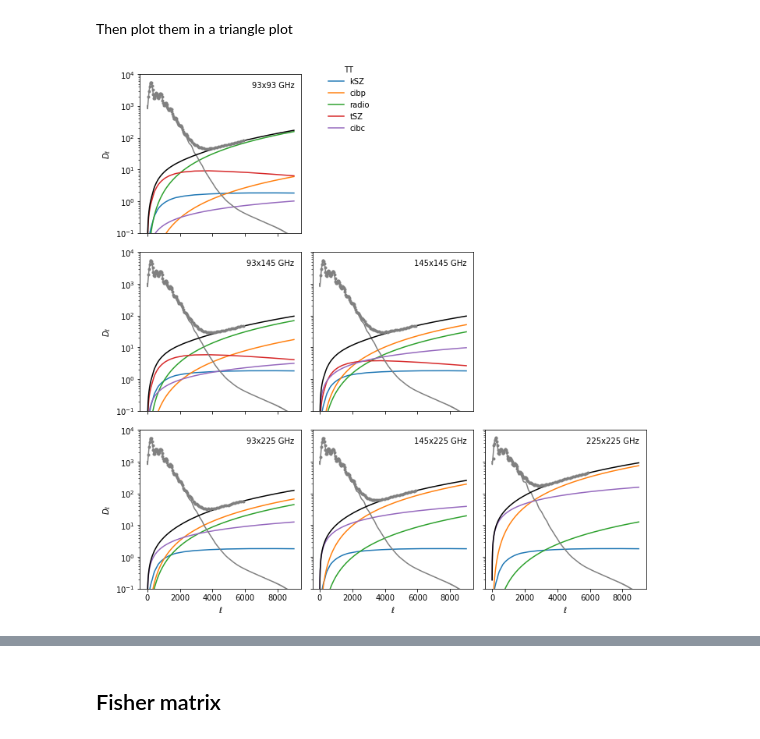
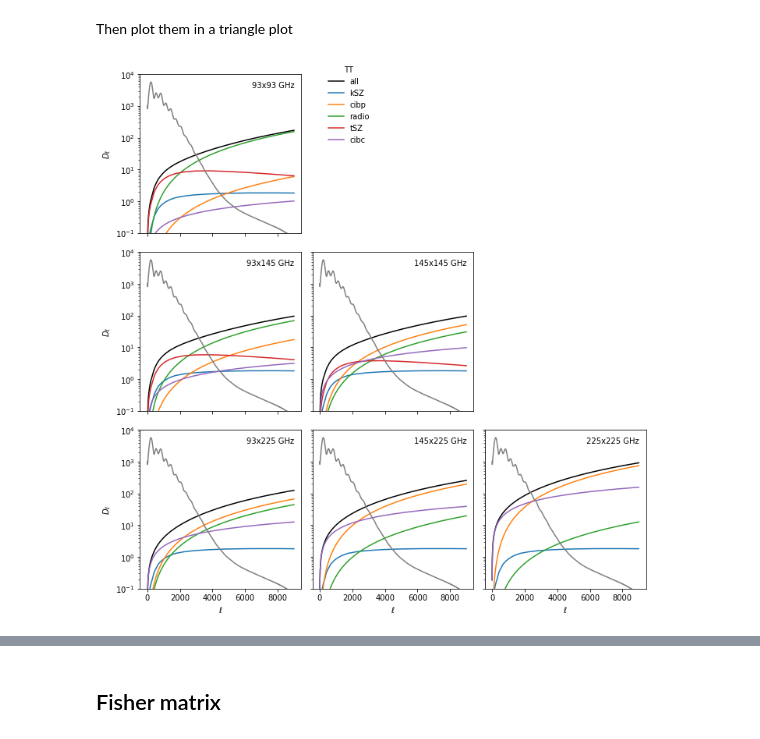
Before and after one commit to simonsobs/LAT_MFLike, a Jupyter notebook: notebooks/mflike_tutorial.ipynb, the cells around one changed output, grey strips where cells are left out. Cells and saved outputs as stored; diff of their text form; code cells hidden in the pictures.

```diff
--- a/notebooks/mflike_tutorial.ipynb
+++ b/notebooks/mflike_tutorial.ipynb
@@ -76,7 +77,7 @@ We finally put everything into a dictionary to push it into `cobaya` configurati
 info = {
     "params": {**cosmo_params, **nuisance_params},
     "likelihood": mflike_config,
-    "theory": {"camb": None},
+    "theory": {"camb": {"extra_args": {"lens_potential_accuracy": 1}}},
     "modules": "/tmp/modules"
 }
 # %% [markdown]
@@ -156,64 +155,56 @@ Dls = model.likelihood.theory.get_Cl(ell_factor=True)
 # %% [markdown]
 Let's plot the different spectra
 # %%
-l = np.arange(lmin, lmax)
-dls = {cl: Dls[cl][lmin:lmax] for cl in Cl.keys()}
+ell = np.arange(lmin, lmax)
+dls = {cl: Dls[cl] for cl in Cl.keys()}
 fig, axes = plt.subplots(2, 1, sharex=True, figsize=(6, 8))
 axes[0].set_yscale("log")
 for i, cl in enumerate(Cl.keys()):
     ax = axes[1] if cl == "te" else axes[0]
-    ax.plot(l, dls[cl], "-C{}".format(i), label=cl.upper())
+    ax.plot(ell, dls[cl][lmin:lmax], "-C{}".format(i), label=cl.upper())
 
 for ax in axes:
     ax.set_ylabel(r"$D_\ell$")
     ax.legend()
-axes[1].set_xlabel(r"$\ell$")
-plt.tight_layout()
+    axes[1].set_xlabel(r"$\ell$")
+    plt.tight_layout()
 # %% [output]
 [figure]
 # %% [markdown]
 ## Plotting foregrounds
 # %% [markdown]
 Get all the foreground models at higher &ell;
-# %%
-mflike.lmax = lmax
-fg_models = mflike._get_foreground_model(nuisance_params)
+# %%
+from mflike import get_foreground_model
+fg_models = get_foreground_model(nuisance_params, mflike.foregrounds, mflike.freqs, ell=np.arange(lmax))
 # %% [markdown]
 Then plot them in a triangle plot
 # %%
 mode = "tt"
 components = mflike.foregrounds["components"][mode]
-for exp in mflike.experiments:
-  freqs = list(*exp.values())
-  nfreqs = len(freqs)
-  fig, axes = plt.subplots(nfreqs, nfreqs, sharex=True, sharey=True, figsize=(10, 10))
-  from itertools import product
-  for i, cross in enumerate(product(freqs, freqs)):
+freqs = sorted(mflike.freqs)
+nfreqs = len(freqs)
+fig, axes = plt.subplots(nfreqs, nfreqs, sharex=True, sharey=True, figsize=(10, 10))
+from itertools import product
+for i, cross in enumerate(product(freqs, freqs)):
     idx = (i%nfreqs, i//nfreqs)
     ax = axes[idx]
     if idx in zip(*np.triu_indices(nfreqs, k=1)):
       fig.delaxes(ax)
       continue
+    ax.plot(ell, fg_models[mode, "all", cross[0], cross[1]][lmin:lmax], color="k")
     for compo in components:
-      ax.plot(l, fg_models[mode, compo, cross[0], cross[1]])
-    ax.plot(l, dls[mode], color="gray")
-    ax.plot(l, fg_models[mode, "all", cross[0], cross[1]], color="k")
-
-    # Read SO data and plot on top
-    fn = mflike.data_folder + "/Dl_LAT_{}xLAT_{}_{:05d}.dat".format(
-      cross[0], cross[1], mflike.sim_id)
-    ldata, ps = mflike._read_spectra(fn)
-    ax.plot(ldata, ps[mode], ".", color="gray")
-
+      ax.plot(ell, fg_models[mode, compo, cross[0], cross[1]][lmin:lmax])
+    ax.plot(ell, dls[mode][lmin:lmax], color="tab:gray")
     ax.legend([], title="{}x{} GHz".format(*cross))
     if mode == "tt":
       ax.set_yscale("log")
       ax.set_ylim(10**-1, 10**4)
 
 for i in range(nfreqs):
   axes[-1, i].set_xlabel("$\ell$")
   axes[i, 0].set_ylabel("$D_\ell$")
-fig.legend(components, title=mode.upper(), bbox_to_anchor=(0.5,1))
+fig.legend(["all"] + components, title=mode.upper(), bbox_to_anchor=(0.5, 1))
 plt.tight_layout()
 # %% [output]
-[figure, old version]
+[figure, new version]
```
Also changed, not shown: parts of 32 cells of this notebook.
